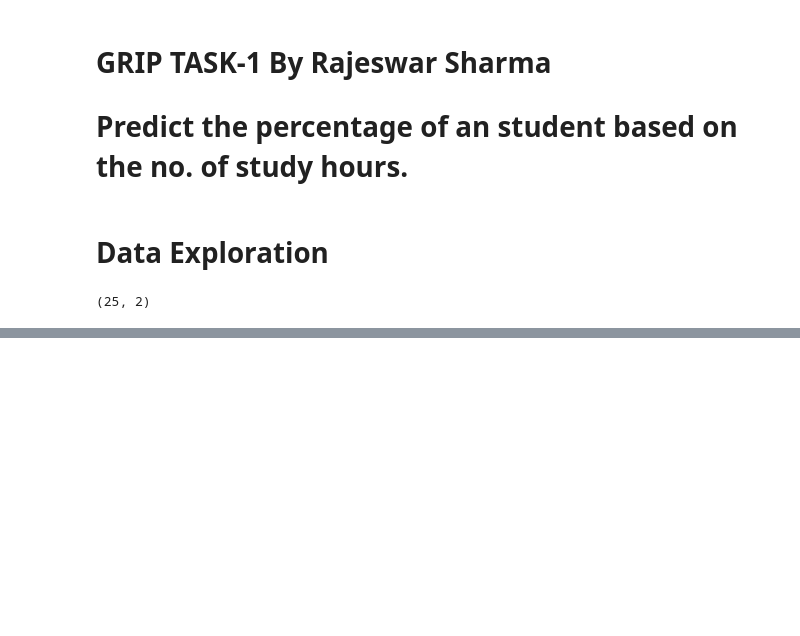
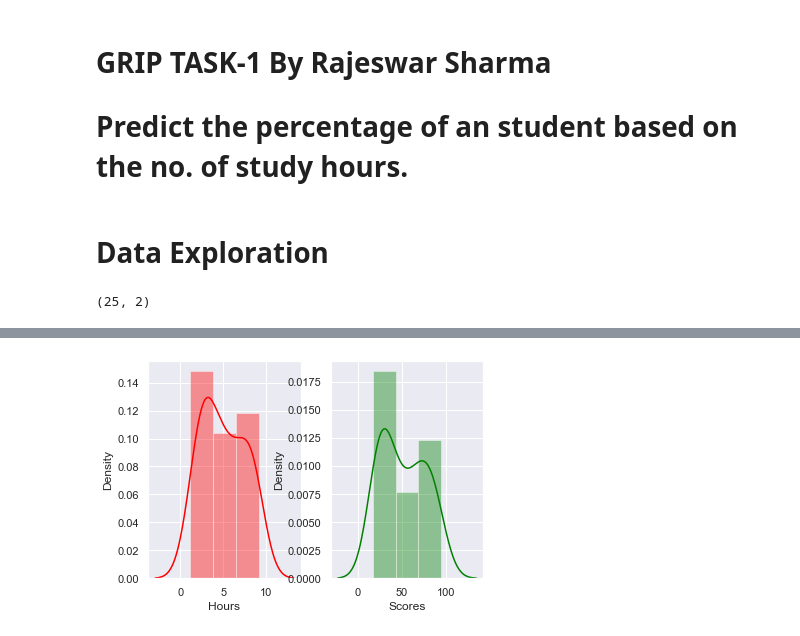
Before and after one commit to RajeswarSharma/GRIP, a Jupyter notebook: task_1/task1.ipynb, the cells around one changed output, grey strips where cells are left out. Saved outputs shown, nothing was run; the diff lists cells and outputs as text; code cells hidden in the pictures; blank space fills up the shorter version.

```diff
--- a/task_1/task1.ipynb
+++ b/task_1/task1.ipynb
@@ -192,0 +60,8 @@ Predicted score of 9.25Hr of study time: 93.69173248737535
+# %%
+
+f, axes = plt.subplots(1, 2)
+sns.distplot(raw_data['Hours'],ax=axes[0],color='red')
+sns.distplot(raw_data['Scores'],ax=axes[1],color='green')
+plt.show()
+# %% [output]
+[figure, added]
```
Also changed, not shown: parts of 70 cells of this notebook.
